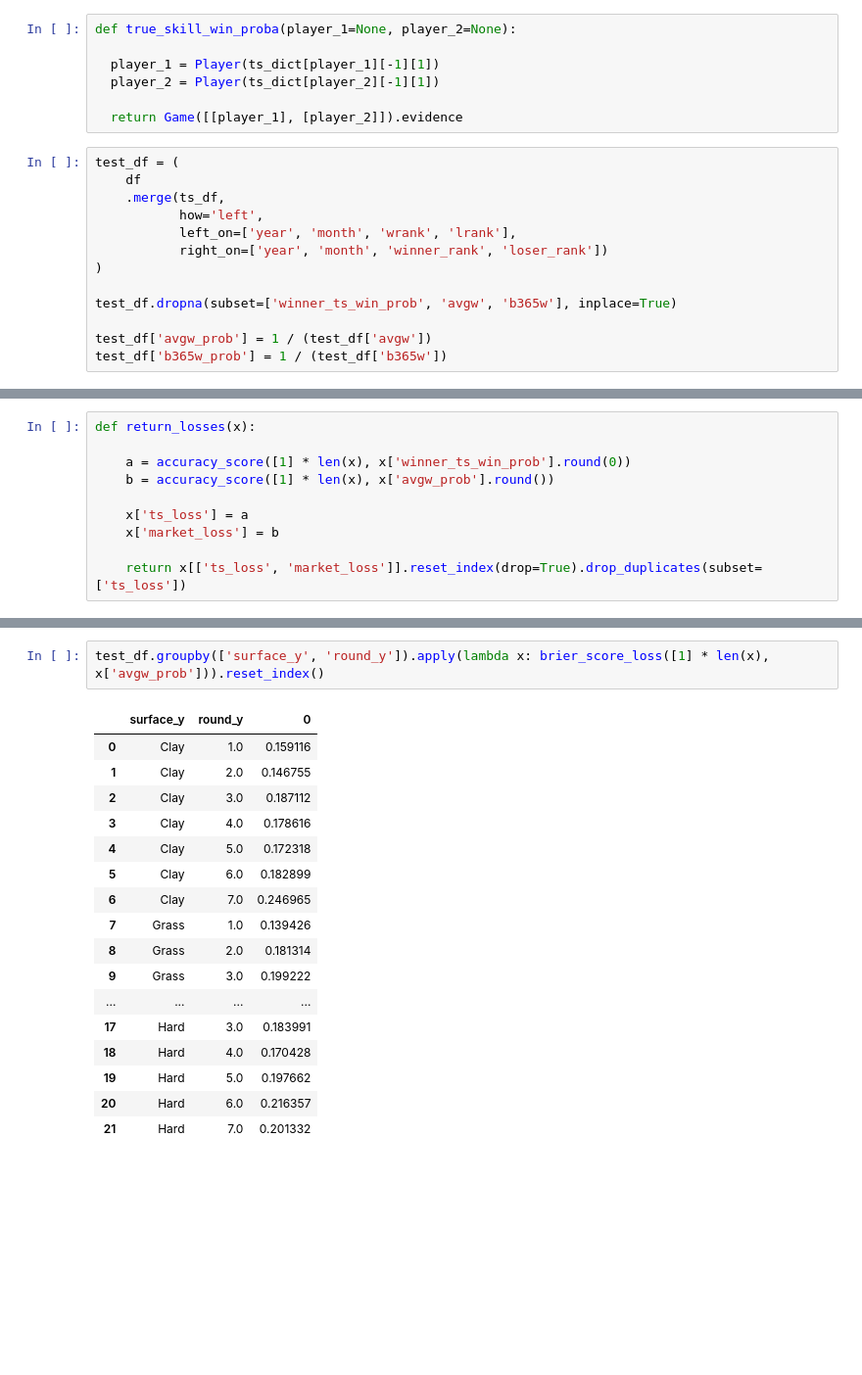
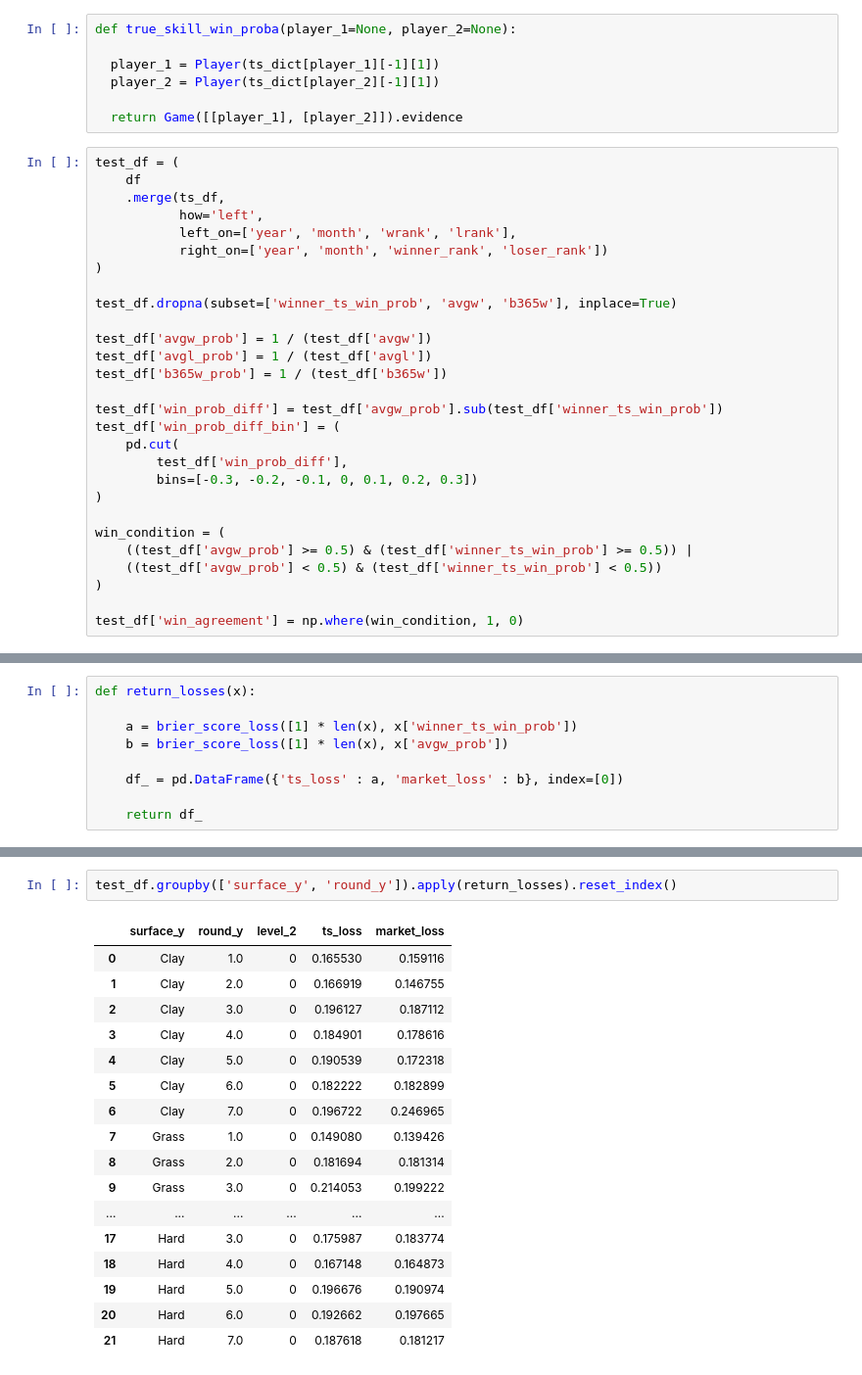
Before and after one commit to yaobviously/tennis_predictions, a Jupyter notebook: model_evaluation_betting_data.ipynb, the cells around one changed output, grey strips where cells are left out. Shown: that part at 98% size. Cells and saved outputs as stored; diff of their text form; blank space fills up the shorter version.

```diff
--- a/model_evaluation_betting_data.ipynb
+++ b/model_evaluation_betting_data.ipynb
@@ -49,4 +67,19 @@ test_df = (
 test_df.dropna(subset=['winner_ts_win_prob', 'avgw', 'b365w'], inplace=True)
 
 test_df['avgw_prob'] = 1 / (test_df['avgw'])
+test_df['avgl_prob'] = 1 / (test_df['avgl'])
 test_df['b365w_prob'] = 1 / (test_df['b365w'])
+
+test_df['win_prob_diff'] = test_df['avgw_prob'].sub(test_df['winner_ts_win_prob'])
+test_df['win_prob_diff_bin'] = (
+    pd.cut(
+        test_df['win_prob_diff'],
+        bins=[-0.3, -0.2, -0.1, 0, 0.1, 0.2, 0.3])
+)
+
+win_condition = (
+    ((test_df['avgw_prob'] >= 0.5) & (test_df['winner_ts_win_prob'] >= 0.5)) |
+    ((test_df['avgw_prob'] < 0.5) & (test_df['winner_ts_win_prob'] < 0.5))
+)
+
+test_df['win_agreement'] = np.where(win_condition, 1, 0)
@@ -61,10 +86,9 @@ brier_score_loss([1] * len(test_df), test_df['winner_elo_proba'])
 # %%
 def return_losses(x):
 
-    a = accuracy_score([1] * len(x), x['winner_ts_win_prob'].round(0))
-    b = accuracy_score([1] * len(x), x['avgw_prob'].round())
+    a = brier_score_loss([1] * len(x), x['winner_ts_win_prob'])
+    b = brier_score_loss([1] * len(x), x['avgw_prob'])
 
-    x['ts_loss'] = a
-    x['market_loss'] = b
+    df_ = pd.DataFrame({'ts_loss' : a, 'market_loss' : b}, index=[0])
 
-    return x[['ts_loss', 'market_loss']].reset_index(drop=True).drop_duplicates(subset=['ts_loss'])
+    return df_
@@ -79,20 +115,20 @@ test_df.groupby('surface_y').apply(return_losses)
 # %%
-test_df.groupby(['surface_y', 'round_y']).apply(lambda x: brier_score_loss([1] * len(x), x['avgw_prob'])).reset_index()
+test_df.groupby(['surface_y', 'round_y']).apply(return_losses).reset_index()
 # %% [output]
-|  | surface_y | round_y | 0 |
-| 0 | Clay | 1.0 | 0.159116 |
-| 1 | Clay | 2.0 | 0.146755 |
-| 2 | Clay | 3.0 | 0.187112 |
-| 3 | Clay | 4.0 | 0.178616 |
-| 4 | Clay | 5.0 | 0.172318 |
-| 5 | Clay | 6.0 | 0.182899 |
-| 6 | Clay | 7.0 | 0.246965 |
-| 7 | Grass | 1.0 | 0.139426 |
-| 8 | Grass | 2.0 | 0.181314 |
-| 9 | Grass | 3.0 | 0.199222 |
-| ... | ... | ... | ... |
-| 17 | Hard | 3.0 | 0.183991 |
-| 18 | Hard | 4.0 | 0.170428 |
-| 19 | Hard | 5.0 | 0.197662 |
-| 20 | Hard | 6.0 | 0.216357 |
-| 21 | Hard | 7.0 | 0.201332 |
+|  | surface_y | round_y | level_2 | ts_loss | market_loss |
+| 0 | Clay | 1.0 | 0 | 0.165530 | 0.159116 |
+| 1 | Clay | 2.0 | 0 | 0.166919 | 0.146755 |
+| 2 | Clay | 3.0 | 0 | 0.196127 | 0.187112 |
+| 3 | Clay | 4.0 | 0 | 0.184901 | 0.178616 |
+| 4 | Clay | 5.0 | 0 | 0.190539 | 0.172318 |
+| 5 | Clay | 6.0 | 0 | 0.182222 | 0.182899 |
+| 6 | Clay | 7.0 | 0 | 0.196722 | 0.246965 |
+| 7 | Grass | 1.0 | 0 | 0.149080 | 0.139426 |
+| 8 | Grass | 2.0 | 0 | 0.181694 | 0.181314 |
+| 9 | Grass | 3.0 | 0 | 0.214053 | 0.199222 |
+| ... | ... | ... | ... | ... | ... |
+| 17 | Hard | 3.0 | 0 | 0.175987 | 0.183774 |
+| 18 | Hard | 4.0 | 0 | 0.167148 | 0.164873 |
+| 19 | Hard | 5.0 | 0 | 0.196676 | 0.190974 |
+| 20 | Hard | 6.0 | 0 | 0.192662 | 0.197665 |
+| 21 | Hard | 7.0 | 0 | 0.187618 | 0.181217 |
```
Also changed, not shown: parts of 14 cells of this notebook.
